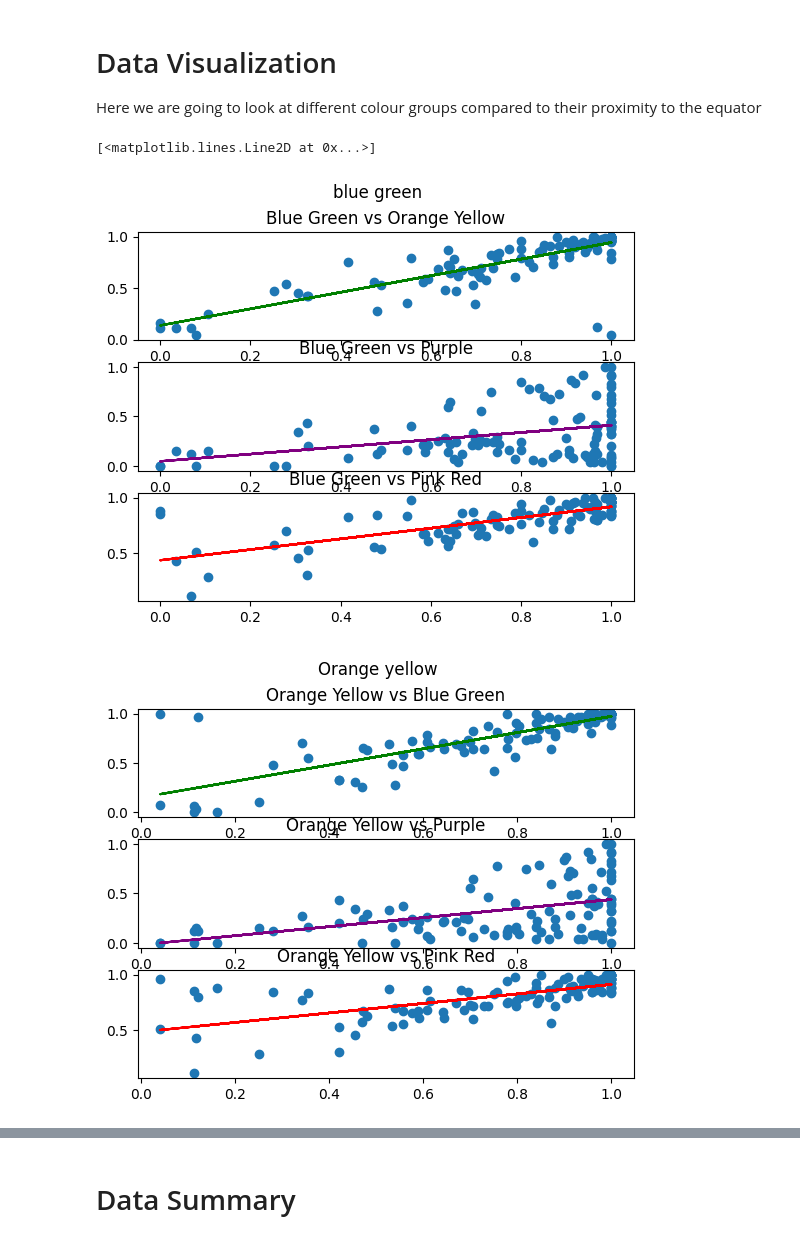
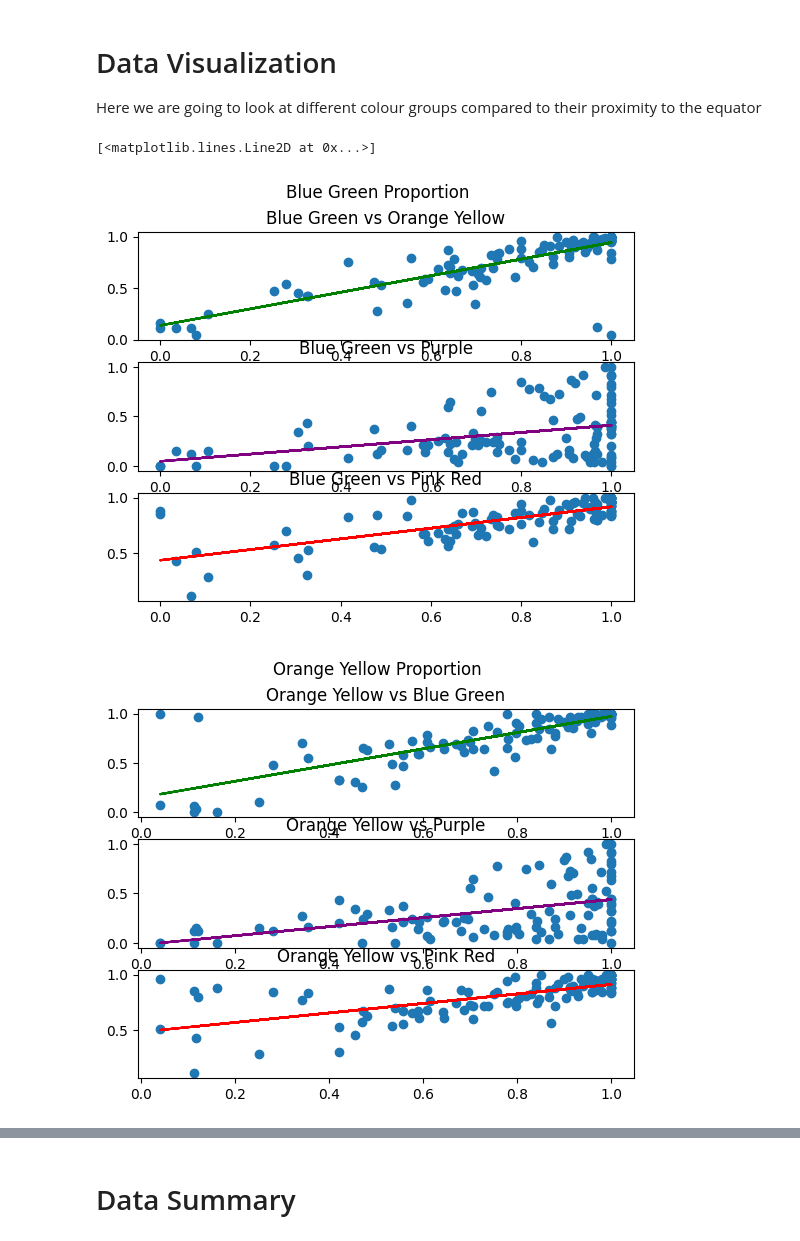
Before and after one commit to ezrarp/WCS_COG260, a Jupyter notebook: main.ipynb, the cells around one changed output, grey strips where cells are left out. Drawn from its saved outputs; the diff is of its cells as text; code cells hidden in the pictures.

```diff
--- a/main.ipynb
+++ b/main.ipynb
@@ -97,12 +97,6 @@ for language in fociData:
     unique_terms = set(total_terms)
     bg_chip_coordintes[language] = len(unique_terms)
 print(bg_chip_coordintes)
-
-
-average_bg_chip_coordintes = {}
-for language in bg_chip_coordintes:
-    average_bg_chip_coordintes[language] = bg_chip_coordintes[language] / mean_color_terms_per_chip[language]
-print(average_bg_chip_coordintes)
 
 
 bg_chip_terms = {}
@@ -170,10 +163,7 @@ for language in fociData:
     p_chip_coordintes[language] = len(unique_terms)
 print(p_chip_coordintes)
 
-average_p_chip_coordintes = {}
-for language in p_chip_coordintes:
-    average_p_chip_coordintes[language] = p_chip_coordintes[language] / mean_color_terms_per_chip[language]
-print(average_p_chip_coordintes)
+
 
 p_chip_terms = {}
 for language in fociData:
@@ -242,10 +231,7 @@ for language in fociData:
 print(pr_chip_coordintes)
 
 
-average_pr_chip_coordintes = {}
-for language in bg_chip_coordintes:
-    average_pr_chip_coordintes[language] = pr_chip_coordintes[language] / mean_color_terms_per_chip[language]
-print(average_pr_chip_coordintes)
+
 
 
 pr_chip_terms = {}
@@ -314,11 +299,6 @@ for language in fociData:
     oy_chip_coordintes[language] = len(unique_terms)
 print(oy_chip_coordintes)
 
-
-average_oy_chip_coordintes = {}
-for language in bg_chip_coordintes:
-    average_oy_chip_coordintes[language] = oy_chip_coordintes[language] / mean_color_terms_per_chip[language]
-print(average_oy_chip_coordintes)
 
 
 oy_chip_terms = {}
@@ -390,7 +369,7 @@ pr = np.array(pr)
 
 # ======================== Green/ Blue=========================================== #
 fig, axs = plt.subplots(3)
-fig.suptitle('blue green')
+fig.suptitle('Blue Green Proportion')
 axs[0].scatter(bg, oy)
 axs[0].set_title('Blue Green vs Orange Yellow')
 values = np.polyfit(bg, oy, 1) # produces a list  as ( slope, intercept)
@@ -413,7 +392,7 @@ axs[2].plot(bg, fit_line, c = 'red')
 # ======================== Orange Yellow=========================================== #
 
 fig, axs = plt.subplots(3)
-fig.suptitle('Orange yellow')
+fig.suptitle('Orange Yellow Proportion')
 axs[0].scatter(oy, bg)
 axs[0].set_title('Orange Yellow vs Blue Green')
 values = np.polyfit(oy, bg, 1) # produces a list  as ( slope, intercept)
@@ -435,7 +414,7 @@ axs[2].plot(oy, fit_line, c = 'red')
 # ======================== Purple=========================================== #
 
 fig, axs = plt.subplots(3)
-fig.suptitle('Purple')
+fig.suptitle('Purple Proportion')
 
 axs[0].scatter(p, bg)
 axs[0].set_title('Purple vs Blue Green')
@@ -452,33 +431,33 @@ axs[1].plot(p, fit_line, c = 'orange')
 axs[2].scatter(p, pr)
 axs[2].set_title('Purple vs Pink Red')
 values = np.polyfit(p, pr, 1) # produces a list  as ( slope, intercept)
 fit_line = values[0] * p + values[1]
 axs[2].plot(p, fit_line, c = 'red')
 
 
 # ======================== Pink Red=========================================== #
 
 fig, axs = plt.subplots(3)
-fig.suptitle('Pink Red')
+fig.suptitle('Pink Red Proportion')
 
 axs[0].scatter(pr, bg)
 axs[0].set_title('Pink Red vs Blue Green')
 values = np.polyfit(pr, bg, 1) # produces a list  as ( slope, intercept)
 fit_line = values[0] * pr + values[1]
 axs[0].plot(pr, fit_line, c = 'green')
 
 axs[1].scatter(pr, oy)
 axs[1].set_title('Pink Red vs Orange Yellow')
 values = np.polyfit(pr, oy, 1) # produces a list  as ( slope, intercept)
 fit_line = values[0] * pr + values[1]
 axs[1].plot(pr, fit_line, c = 'orange')
 
 axs[2].scatter(pr, p)
 axs[2].set_title('Pink Red vs Purple')
 values = np.polyfit(pr, p, 1) # produces a list  as ( slope, intercept)
 fit_line = values[0] * pr + values[1]
 axs[2].plot(pr, fit_line, c = 'purple')
 # %% [output]
 [<matplotlib.lines.Line2D at 0x...>]
-[figure, old version]
+[figure, new version]
-[figure, old version]
+[figure, new version]
```
Also changed, not shown: parts of 5 cells of this notebook.
